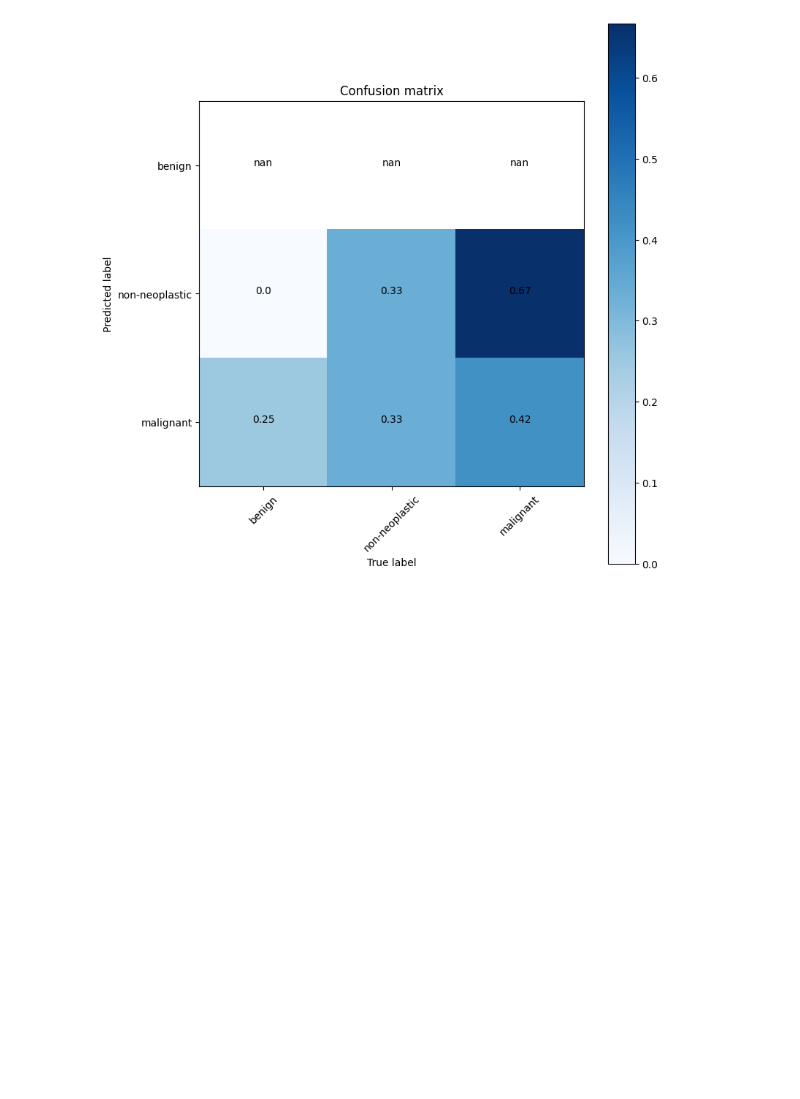
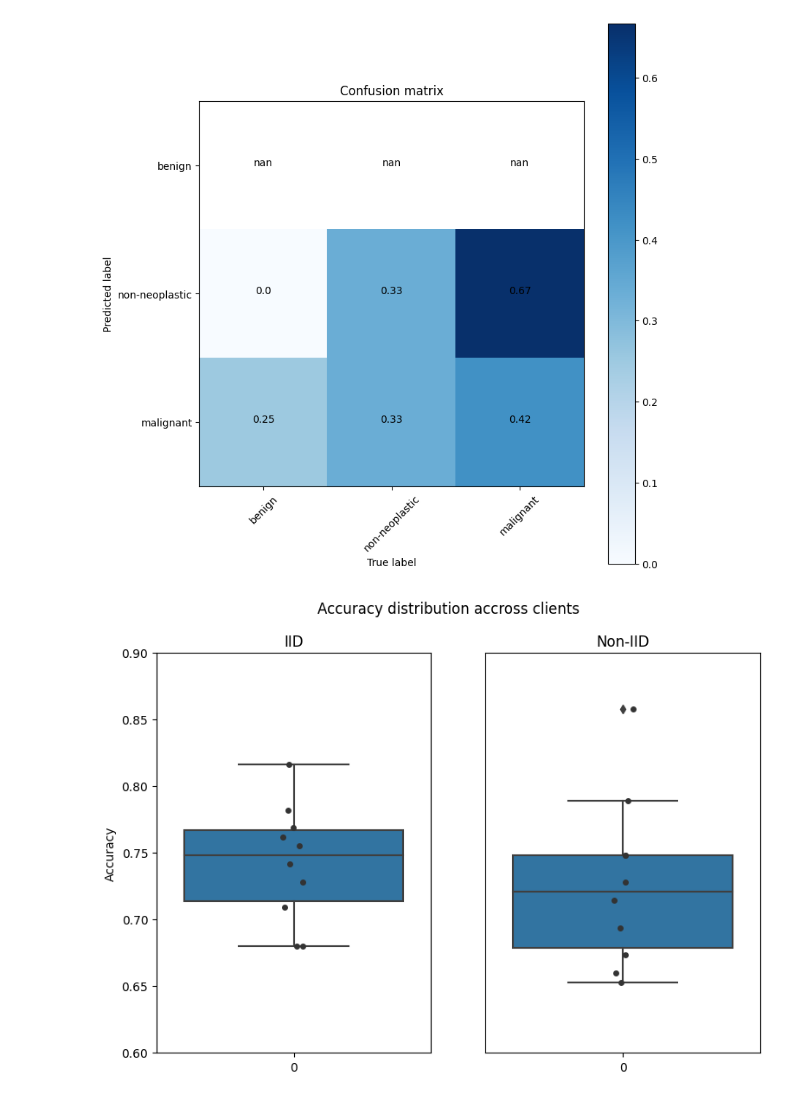
Before and after one commit to hungpham13/federated-learning, a Jupyter notebook: draft.ipynb, the cells around one changed output. Cells and saved outputs as stored; diff of their text form; code cells hidden in the pictures; blank space fills up the shorter version.

```diff
--- a/draft.ipynb
+++ b/draft.ipynb
@@ -168,3 +176,23 @@ plot_confusion_matrix(confusion_matrix, CLASSES)
 # %% [output]
 [figure]
 [figure]
+# %%
+import seaborn as sns
+import pandas as pd
+import matplotlib.pyplot as plt
+
+result = pd.read_csv('data/client-test-result.csv')
+
+fig, axes = plt.subplots(1,2, figsize=(9, 6))
+fig.suptitle("Accuracy distribution accross clients")
+sns.boxplot(result['not_skin_sep'], ax=axes[0]).set_title('IID')
+sns.stripplot(result['not_skin_sep'], ax=axes[0], color="0.2", jitter=0.04)
+sns.boxplot(result['skin_sep'], ax=axes[1]).set_title('Non-IID')
+sns.stripplot(result['skin_sep'], ax=axes[1], color="0.2", jitter=0.04)
+
+axes[0].set_ylim(0.6, 0.9)
+axes[1].set_ylim(0.6, 0.9)
+axes[0].set_ylabel("Accuracy")
+axes[1].get_yaxis().set_visible(False)
+# %% [output]
+[figure, added]
```
Also changed, not shown: parts of 2 cells of this notebook, 2 other files.
